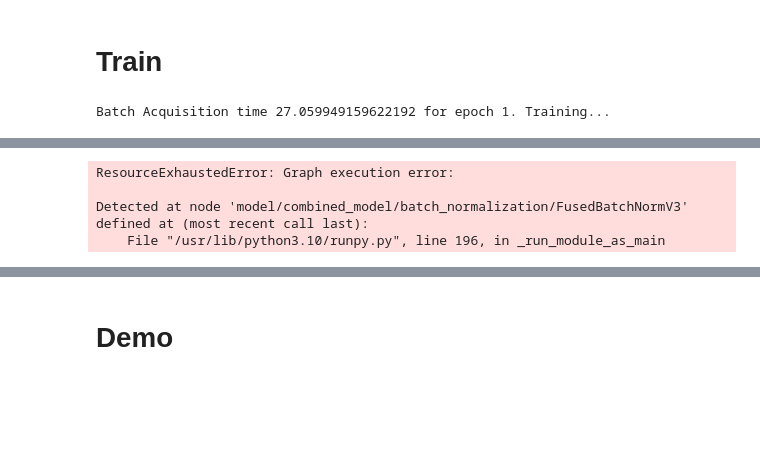
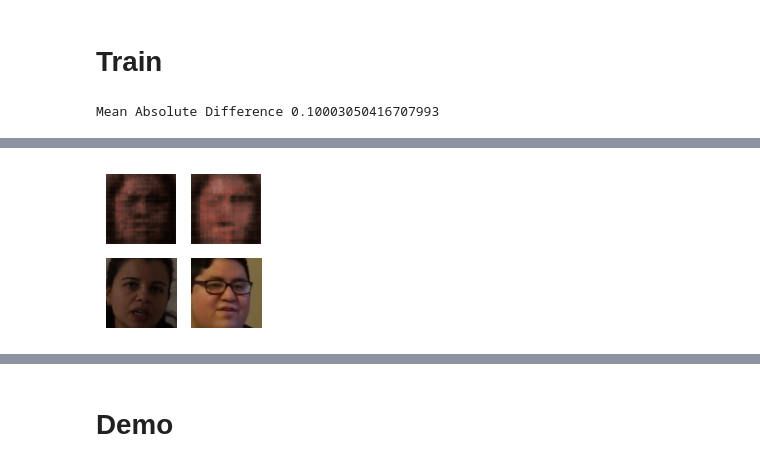
Before and after one commit to Blinco0/deepfake-lip-sync, a Jupyter notebook: train_GAN.ipynb, the cells around one changed output, grey strips where cells are left out. Saved outputs shown, nothing was run; the diff lists cells and outputs as text; code cells hidden in the pictures; blank space fills up the shorter version.

Commit message:
#28 Model can now go all the way. This model actually is based on real identity
Former-commit-id: d367b210bf6c96dbcd02081f20ef1475d5cc38bf

```diff
--- a/train_GAN.ipynb
+++ b/train_GAN.ipynb
@@ -43,3 +38,6 @@ POSE_PRIOR = np.asarray(POSE_PRIOR)
+# %%
+EPOCHS = 1000
+BATCH_SIZE = 100
 # %% [markdown]
 # Get randomized dataset batch
 We can't possibly hold everything at once
@@ -79,15 +77,24 @@ def khoas_get_batch(batch_size, seed=0):
         img = Image.open(img_name)
         # Convert image to numpy array of 3 dimensions
         img_arr = np.asarray(img)
-        image_samples.append(img_arr / 255)  #  Normalization of image
-        task.update()
+
         name_no_digit = ''.join([i for i in name if not i.isdigit()])  # PNG name is sth like REAL_aerzetktyh_0. name_no_digit will be sth like REAL_aerzetktyh
         pose_prior_name = img_name
 
+
+        count = 0
         # randomly choose a pose prior of the same person
-        while pose_prior_name == img_name:
+        while pose_prior_name == img_name and count < 100:
+            count+=1
             pose_prior_name = random.choice(glob.glob(name_no_digit+'*.png')) # So if we choose sth like REAL_aerzetkyh_0.png as input to feed in, the reference image
                                                                            # would be sth like REAL_aerzetkyh_67.png
+
+        if count == 100: # No possible pose-prior found
+            continue
+
+        # Only append the image if a pose-prior can be found
+        image_samples.append(img_arr / 255)  #  Normalization of image
+        task.update()
 
         pose_prior = Image.open(pose_prior_name)  # Post_prior is just the reference image in the same video as the one we're going to feed to the generator
         pose_prior = np.asarray(pose_prior)
@@ -104,8 +111,6 @@ def khoas_get_batch(batch_size, seed=0):
         # concatenate masked ground truth to pose prior
         img_concat = np.concatenate([pose_prior, img_masked], axis=2)
         # expected shape (256, 256, 6)
-        # normalize
-        #gen_input_samples.append(img_concat//255)
         gen_input_samples.append(img_concat)
         task.update()
 
@@ -293,7 +248,7 @@ def train_in_batch(batch, epoch):
     #     checkpoint.save(file_prefix = checkpoint_prefix)
     print('Time for epoch {} is {} sec. Image Saved'.format(epoch+1, time.time()-start))
 # %%
-for epoch in range(EPOCHS):
+for epoch in range(700, EPOCHS):
     print("Epoch {} starting".format(epoch+1))
     start = time.time()
     batch = khoas_get_batch(BATCH_SIZE, epoch+1)
@@ -304,4 +259,4 @@ for epoch in range(EPOCHS):
 display.clear_output(wait=True)
 generate_and_save_images(gen, epoch + 1, test_img_arrs, test_img_concats, test_audio_arrs) # Maybe my face?
 # %% [output]
-Batch Acquisition time 27.059949159622192 for epoch 1. Training...
+Mean Absolute Difference 0.10003050416707993
@@ -325,4 +263 @@ LargestFreeBlock:                    0
-ResourceExhaustedError: Graph execution error:
-
-Detected at node 'model/combined_model/batch_normalization/FusedBatchNormV3' defined at (most recent call last):
-    File "/usr/lib/python3.10/runpy.py", line 196, in _run_module_as_main
+[figure, added]
```
Also changed, not shown: parts of 8 cells of this notebook, 12 other files.
